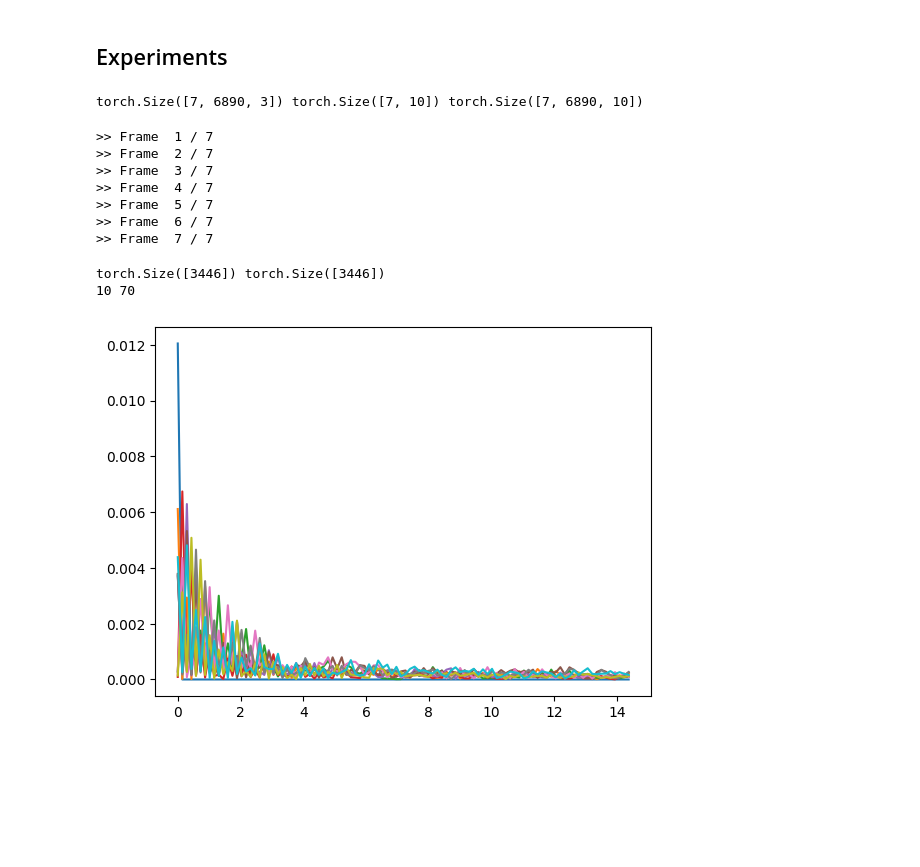
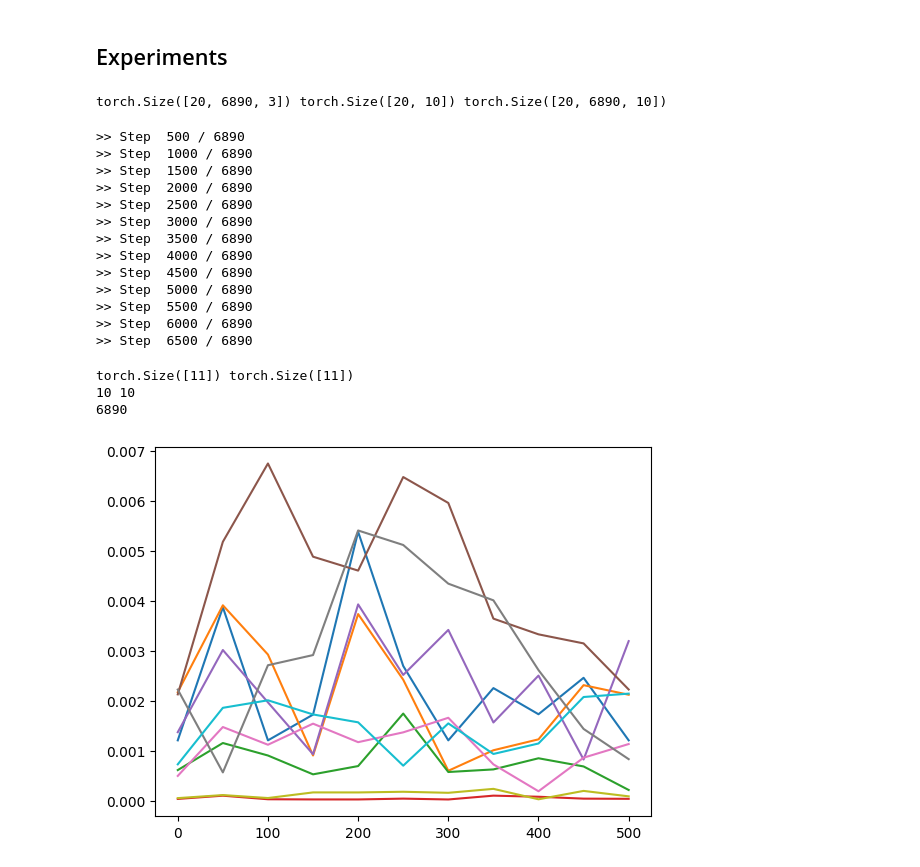
Before and after one commit to bartuakyurek/Spring-Decomposed-Skinning, a Jupyter notebook: demo/FFT-Analysis-of-Laplacian-Eigvals.ipynb, the cells around one changed output. Cells and saved outputs as stored; diff of their text form; code cells hidden in the pictures; blank space fills up the shorter version.

```diff
--- a/demo/FFT-Analysis-of-Laplacian-Eigvals.ipynb
+++ b/demo/FFT-Analysis-of-Laplacian-Eigvals.ipynb
@@ -33,7 +33,8 @@ for data in data_loader:
     F = np.array(smpl_model.faces, dtype=int)
     break
 
-with np.load("../results/eigdecomp_batch.npz") as file:
+frames = 20
+with np.load(f"../results/eigdecomp_batch_{frames}_frames.npz") as file:
     V_selected = file['arr_0']
     eigvals = file['arr_3']
     eigvecs = file['arr_4']
@@ -84,7 +85,7 @@ eigvecs_tensor = torch.from_numpy(eigvecs.real)
 
 print(V_tensor.shape, eigvals_tensor.shape, eigvecs_tensor.shape)
 # %% [output]
-torch.Size([7, 6890, 3]) torch.Size([7, 10]) torch.Size([7, 6890, 10])
+torch.Size([20, 6890, 3]) torch.Size([20, 10]) torch.Size([20, 6890, 10])
 # %%
 ###### FFT Computation (Naive)
 
@@ -93,13 +94,13 @@ num_verts = V_tensor.shape[1]
 dims = V_tensor.shape[2]
 num_eigvals = eigvals.shape[1]
 
-eigvecs_freqs = []
-for frame in range(duration):
+eigdecomp_anim = []
+for vertex in range(num_verts):
     eigvecs_abs = []
-    eigdecomp_anim = []
+    eigvecs_freqs = []
     for eigval_idx in range(num_eigvals):
 
-        signal = eigvecs_tensor[frame, :, eigval_idx]
+        signal = eigvecs_tensor[:, vertex, eigval_idx]
 
         signal_fourier = torch.fft.rfft(signal, norm='forward')
         absolutes, freqs = get_fft_components(signal, signal_fourier, plot=False)
@@ -107,32 +108,43 @@ for frame in range(duration):
         eigvecs_freqs.append(freqs)
         eigvecs_abs.append(absolutes)
 
-    print(">> Frame ", frame+1 , "/", duration)
+    if (vertex+1) % 500 == 0:
+        print(">> Step ", vertex+1 , "/", num_verts)
     eigdecomp_anim.append((eigvecs_freqs, eigvecs_abs))
 # %% [output]
->> Frame  1 / 7
->> Frame  2 / 7
->> Frame  3 / 7
->> Frame  4 / 7
->> Frame  5 / 7
->> Frame  6 / 7
->> Frame  7 / 7
+>> Step  500 / 6890
+>> Step  1000 / 6890
+>> Step  1500 / 6890
+>> Step  2000 / 6890
+>> Step  2500 / 6890
+>> Step  3000 / 6890
+>> Step  3500 / 6890
+>> Step  4000 / 6890
+>> Step  4500 / 6890
+>> Step  5000 / 6890
+>> Step  5500 / 6890
+>> Step  6000 / 6890
+>> Step  6500 / 6890
 # %%
 #for i in range(period):
 #    plt.plot(eigvals.real[i])
 # %%
 print(eigvecs_abs[0].shape, eigvecs_freqs[0].shape)
 print(len(eigvecs_abs), len(eigvecs_freqs))
+print(len(eigdecomp_anim))
 # %% [output]
-torch.Size([3446]) torch.Size([3446])
-10 70
+torch.Size([11]) torch.Size([11])
+10 10
+6890
 # %%
 max_eig_components = 100
 
 for i in range(num_eigvals):
-    plt.plot(eigvecs_freqs[i][0:max_eig_components], eigvecs_abs[i][0:max_eig_components])
+    freqs = eigvecs_freqs[i][0:max_eig_components]
+    absolutes = eigvecs_abs[i][0:max_eig_components]
+    plt.plot(freqs, absolutes)
 # %% [output]
-[figure, old version]
+[figure, new version]
 # %%
 # PLOT THE ADDED JIGGLING ANIMATION
 
```
Also changed, not shown: 4 other files.
